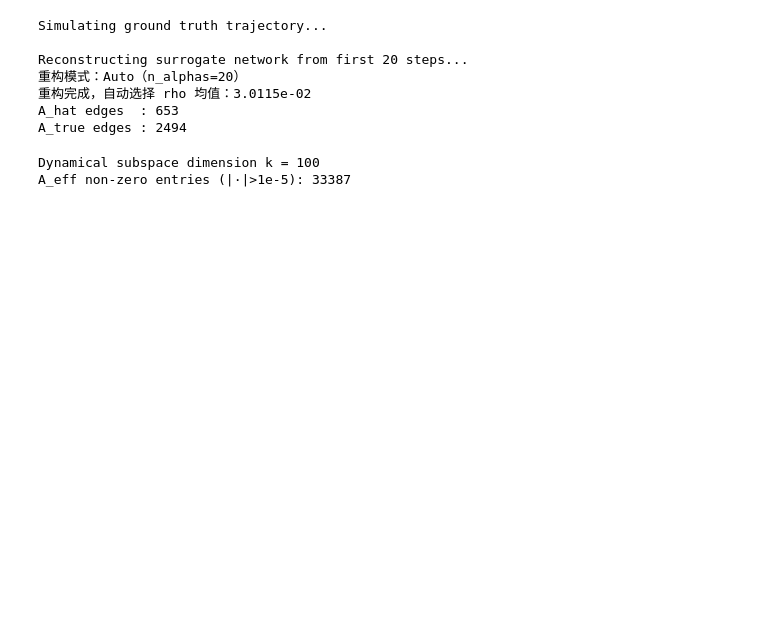
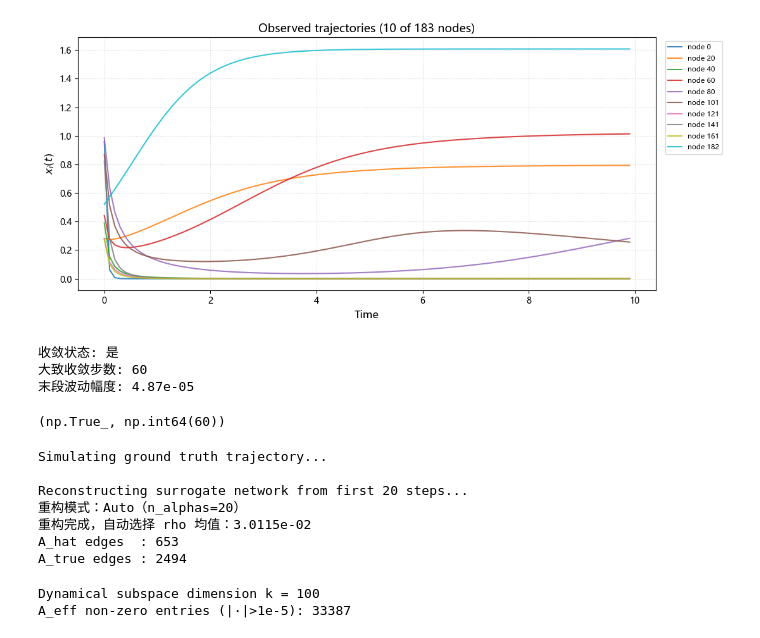
Before and after one commit to xuanchen-liu-97/network-structure-degeneracy, a Jupyter notebook: StrucDegen2_boundary.ipynb, the cells around one changed output. Drawn from its saved outputs; the diff is of its cells as text; code cells hidden in the pictures; blank space fills up the shorter version.

```diff
--- a/StrucDegen2_boundary.ipynb
+++ b/StrucDegen2_boundary.ipynb
@@ -715,3 +748,46 @@ model  = LVDynamics(N, alpha=alpha_vals, theta=theta_vals, dt=0.1)
 
 T_total  = 100
 T_train  = 20
+# %%
+def plot_trajectory(X_obs, num_nodes=10, t_end=None, t_start=0,
+                    dt=0.1, title=None, save_path=None):
+    """
+    Plot observed node trajectories.
+
+    Parameters
+    ----------
+    X_obs     : (T, N) observed trajectory
+    num_nodes : int    number of nodes to plot (uniformly sampled, default 10)
+    t_end     : int or None  last time step to plot (default: full length)
+    t_start   : int    first time step to plot (default: 0)
+    dt        : float  time step size for x-axis scaling (default 0.1)
+    title     : str or None
+    save_path : str or None
+    """
+    T, N    = X_obs.shape
+    t_end   = T if t_end is None else min(t_end, T)
+    n_plot  = min(num_nodes, N)
+    nodes   = np.linspace(0, N - 1, n_plot, dtype=int)
+    colors  = [plt.cm.tab10(i % 10) for i in range(n_plot)]
+    t_axis  = np.arange(t_start, t_end) * dt
+
+    fig, ax = plt.subplots(figsize=(11, 5))
+
+    for idx, node in enumerate(nodes):
+        ax.plot(t_axis, X_obs[t_start:t_end, node],
+                color=colors[idx], lw=1.5, alpha=0.85,
+                label=f"node {node}")
+
+    ax.set_xlabel("Time", fontsize=12)
+    ax.set_ylabel(r"$x_i(t)$", fontsize=12)
+    ax.set_title(title or f"Observed trajectories ({n_plot} of {N} nodes)",
+                 fontsize=13)
+    ax.legend(fontsize=8, bbox_to_anchor=(1.01, 1), loc='upper left',
+              ncol=max(1, n_plot // 15))
+    ax.grid(True, linestyle=':', alpha=0.5)
+    plt.tight_layout()
+    _save_or_show(fig, save_path)
+
+plot_trajectory(X_obs, num_nodes=10, t_end=100)
+# %% [output]
+[figure, added]
@@ -718 +815,8 @@ T_train  = 20
+# %%
+check_convergence(A_true, model, T_max=500, tol=1e-3, init_state=None)
+# %% [output]
+收敛状态: 是
+大致收敛步数: 60
+末段波动幅度: 4.87e-05
+(np.True_, np.int64(60))
 # %%
```
Also changed, not shown: parts of 41 cells of this notebook, 2 other files.
